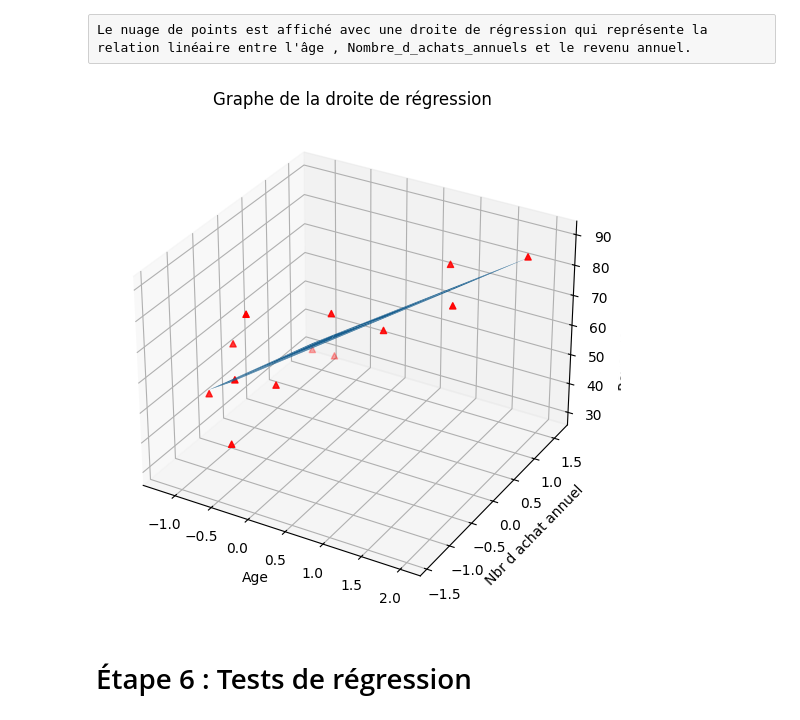
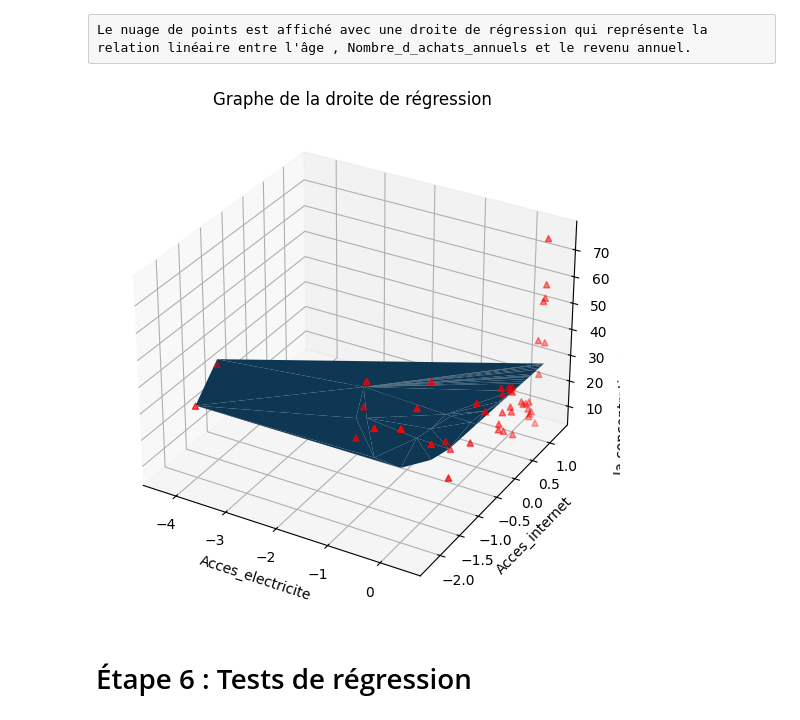
Before and after one commit to mohammed-elkyoud/Data-analyst-project-using-the-World-Bank-API, a Jupyter notebook: Lab de Régression Linéaire.ipynb, the cells around one changed output. Drawn from its saved outputs; the diff is of its cells as text; code cells hidden in the pictures.

```diff
--- a/Lab de Régression Linéaire.ipynb
+++ b/Lab de Régression Linéaire.ipynb
@@ -391,8 +391,8 @@ Définir les variables 'Âge' et 'Nombre_d_achats_annuels' comme variables indé
 # %%
 #code ici
 
-Y = clt["Revenu_annuel (en milliers de dollars)"]
-X = clt[["Âge", "Nombre_d_achats_annuels"]]
+Y = data_multible["la concentration moyenne annuelle en PM2,5"]
+X = data_multible[["Acces_electricite", "Acces_internet"]]
 # %% [markdown]
 # Étape 3 : Nuage de points
 # %% [raw]
@@ -421,7 +421,7 @@ Un modèle de régression linéaire multiple est ajusté en utilisant la méthod
 # %%
 #code ici
 scale = StandardScaler()
-X_scaled = scale.fit_transform(X[["Âge", "Nombre_d_achats_annuels"]])
+X_scaled = scale.fit_transform(X[["Acces_electricite", "Acces_internet"]])
 
 X = sm.add_constant(X_scaled)
 model = sm.OLS(Y, X).fit()
@@ -454,35 +454,36 @@ Le nuage de points est affiché avec une droite de régression qui représente l
 # %%
 #code ici
 
 
 
 # Effectuez les prédictions
 Y_predict = model.predict(X)
 
 # Créez une figure avec une taille personalisée
 grp = mb.figure(figsize=(14, 9))
 
 # Ajoute un sous-graphique 3D
 ax = grp.add_subplot(1, 2, 1, projection="3d")
 
 # Nuage de points avec Les données réelles
-ax.scatter(X_scaled[:, 0], X_scaled[:, 1], clt["Revenu_annuel (en milliers de dollars)"], c='r', marker='^')
+ax.scatter(X_scaled[:, 0], X_scaled[:, 1], data_multible["la concentration moyenne annuelle en PM2,5"], c='r', marker='^')
 
 # Ajoutez des étiquettes aux axes ax. set.
-ax.set_xlabel ('Age')
-ax.set_ylabel('Nbr d achat annuel')
-ax.set_zlabel('Revenue annuel en $')
+ax.set_xlabel ('Acces_electricite')
+ax.set_ylabel('Acces_internet')
+ax.set_zlabel('la concentration moyenne annuelle en PM2,5')
+
 
 mb.title('Graphe de la droite de régression')
 
 
 # Tracé de la surface triangulée avec Les prédictions
 ax.plot_trisurf(X_scaled[:, 0], X_scaled[:, 1], Y_predict)
 
 # Affichez la figure
 mb.show()
 # %% [output]
-[figure, old version]
+[figure, new version]
 # %% [markdown]
 # Étape 6 : Tests de régression
 # %% [raw]
```
Also changed, not shown: parts of 22 cells of this notebook, 4 other files.
